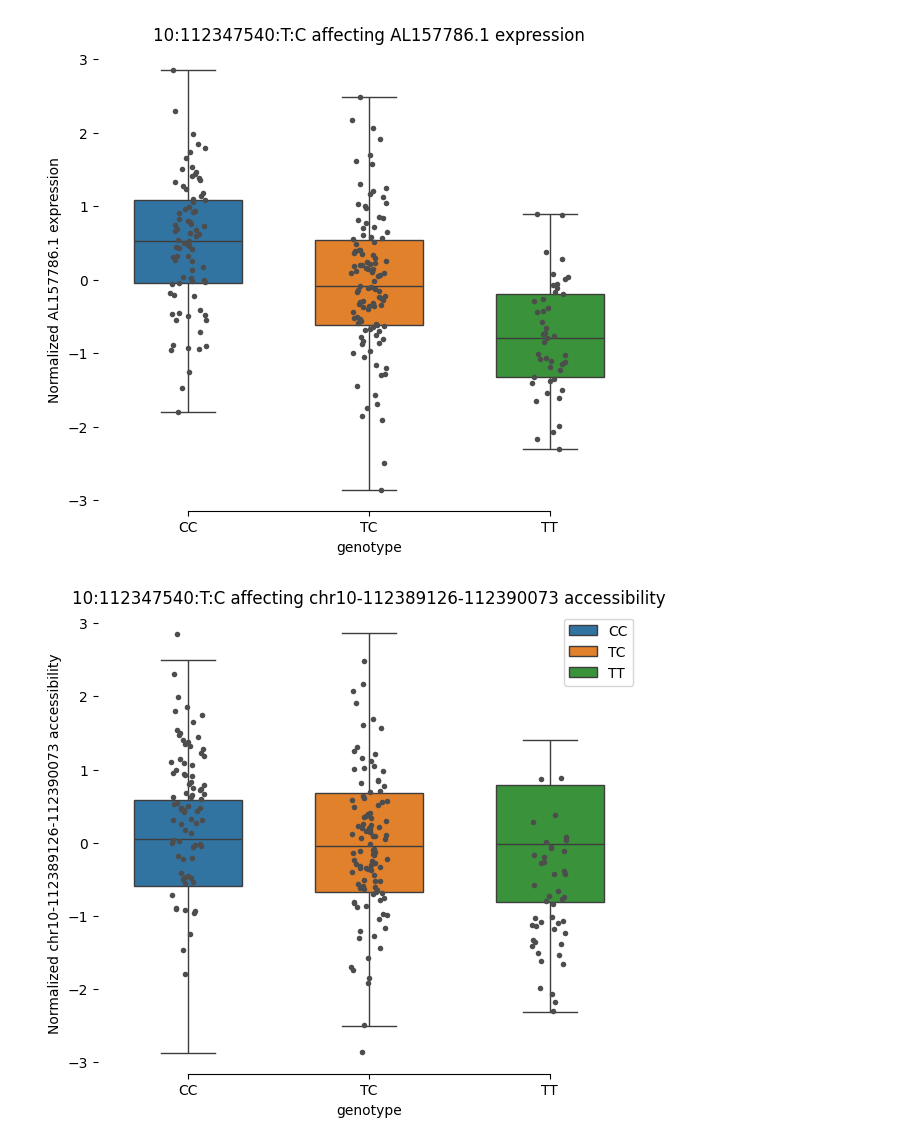
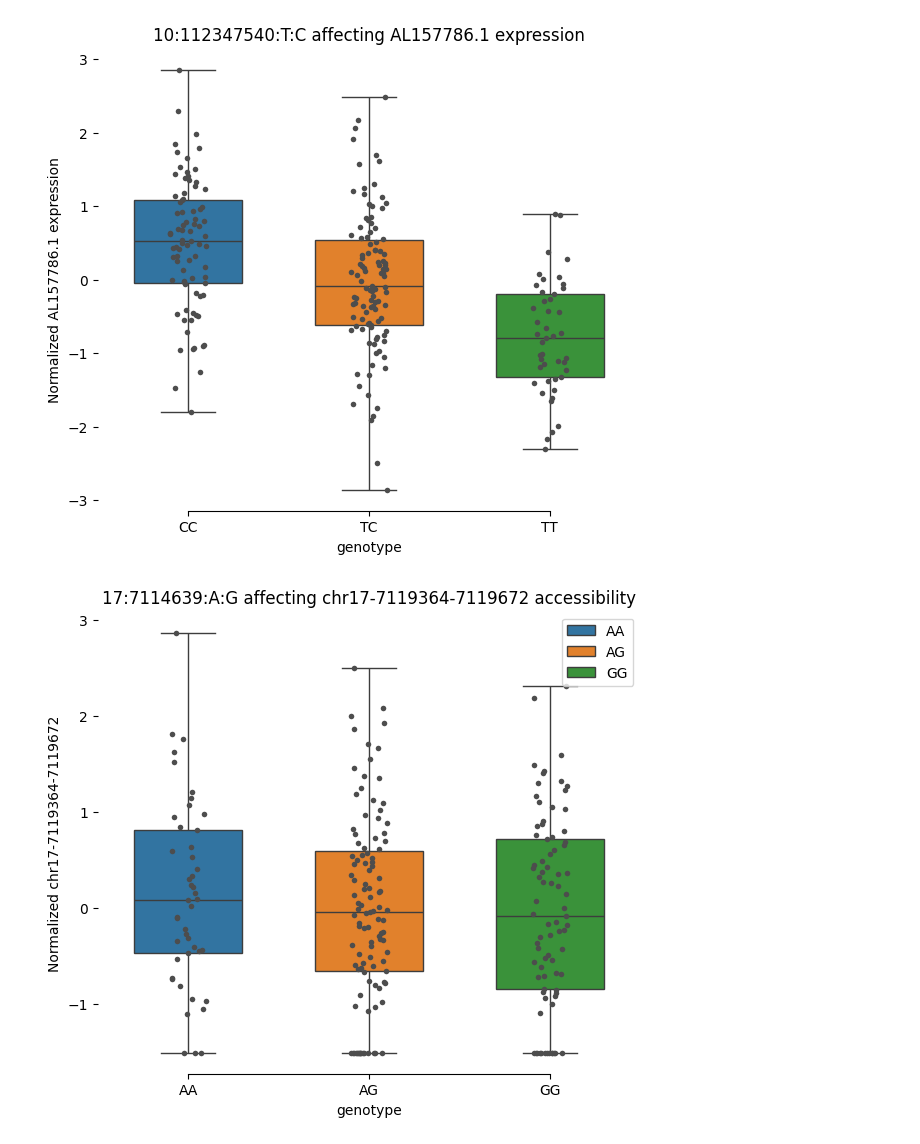
Before and after one commit to molgenis/wijst_multiome, a Jupyter notebook: qtl/mo_plot_qtls.ipynb, the cells around one changed output. Cells and saved outputs as stored; diff of their text form; code cells hidden in the pictures.

Commit message:
- update the QTL plotting script

```diff
--- a/qtl/mo_plot_qtls.ipynb
+++ b/qtl/mo_plot_qtls.ipynb
@@ -23,6 +23,22 @@ import seaborn as sns
 import matplotlib.pyplot as plt
 # %%
 def get_interaction_table(omics_1, omics_2, genotypes, omics_1_smf, omics_2_smf, omics_1_feature, omics_2_feature, variant):
+    """
+    Generate a table of interactions between two omics layers and genotype data.
+
+    Parameters:
+    omics_1 (pd.DataFrame): First omics ayer with samples as columns.
+    omics_2 (pd.DataFrame): Second omics ayer with samples as columns.
+    genotypes (xr.Dataset): Genotype data with samples and variants.
+    omics_1_smf (pd.DataFrame): Sample mapping file for the first omics ayer.
+    omics_2_smf (pd.DataFrame): Sample mapping file for the second omics ayer.
+    omics_1_feature (str): Feature name in the first omics layer.
+    omics_2_feature (str): Feature name in the second omics layer.
+    variant (str): Variant identifier in the genotype data.
+
+    Returns:
+    pd.DataFrame: A DataFrame containing the samples, omics values, and genotype information.
+    """
     # get the samples from omics1
     samples_omics1 = list(omics_1.columns)
     # same for omics 2
@@ -64,6 +80,19 @@ def get_interaction_table(omics_1, omics_2, genotypes, omics_1_smf, omics_2_smf,
 
 
 def get_qtl_table(omics, genotypes, omics_smf, omics_feature, variant):
+    """
+    Generate a plottable QTL (Quantitative Trait Loci) table by integrating omics data with genotype data.
+
+    Parameters:
+    omics (pd.DataFrame): Omics dataset with samples as columns.
+    genotypes (xr.Dataset): Genotype data with samples and variants.
+    omics_smf (pd.DataFrame): Sample mapping file for the omics dataset.
+    omics_feature (str): Feature name in the omics dataset.
+    variant (str): Variant identifier in the genotype data.
+
+    Returns:
+    pd.DataFrame: A DataFrame containing the samples, omics values, and genotype information.
+    """
     # get the samples from omics
     samples_omics = list(omics.columns)
     # get the samples in the smf
@@ -166,28 +208,28 @@ ax.xaxis.grid(False)
 ax.set(ylabel='Normalized AL157786.1 expression', xlabel='genotype')
 sns.despine(trim=True, left=True)
 # %% [output]
-[figure, old version]
+[figure, new version]
 # %%
 # get the caQTL table
 caqtl_table = get_qtl_table(omics=atac_data,
                  genotypes=genotypes,
                  omics_smf=atac_smf,
-                 omics_feature='chr10-112389126-112390073',
-                 variant='10:112347540:T:C')
+                 omics_feature='chr17-7119364-7119672',
+                 variant='17:7114639:A:G')
 # add a binary genotype
-caqtl_table['alleles'] = eqtl_table['genotype'].map({0.0 : 'TT', 1.0 : 'TC', 2.0 : 'CC'})
+caqtl_table['alleles'] = eqtl_table['genotype'].map({0.0 : 'AA', 1.0 : 'AG', 2.0 : 'GG'})
 # and sort
 caqtl_table = caqtl_table.sort_values('alleles')
 # %%
 # set plots
 f, ax = plt.subplots(figsize=(7, 6))
 # now create the plot
-sb = sns.boxplot(x="alleles", y="omics", hue="alleles", data=caqtl_table, whis=[0, 100], width=.6).set(title = ' '.join(['10:112347540:T:C', 'affecting', 'chr10-112389126-112390073', 'accessibility']))
+sb = sns.boxplot(x="alleles", y="omics", hue="alleles", data=caqtl_table, whis=[0, 100], width=.6).set(title = ' '.join(['17:7114639:A:G', 'affecting', 'chr17-7119364-7119672', 'accessibility']))
 # Add in points to show each observation
-sp = sns.stripplot(x="alleles", y="omics", data=eqtl_table, size=4, color=".3", linewidth=0)
+sp = sns.stripplot(x="alleles", y="omics", data=caqtl_table, size=4, color=".3", linewidth=0)
 # Tweak the visual presentation
 ax.xaxis.grid(False)
-ax.set(ylabel='Normalized chr10-112389126-112390073 accessibility', xlabel='genotype')
+ax.set(ylabel='Normalized chr17-7119364-7119672', xlabel='genotype')
 sns.despine(trim=True, left=True)
 # %% [output]
-[figure, old version]
+[figure, new version]
```
Also changed, not shown: parts of 8 cells of this notebook.
